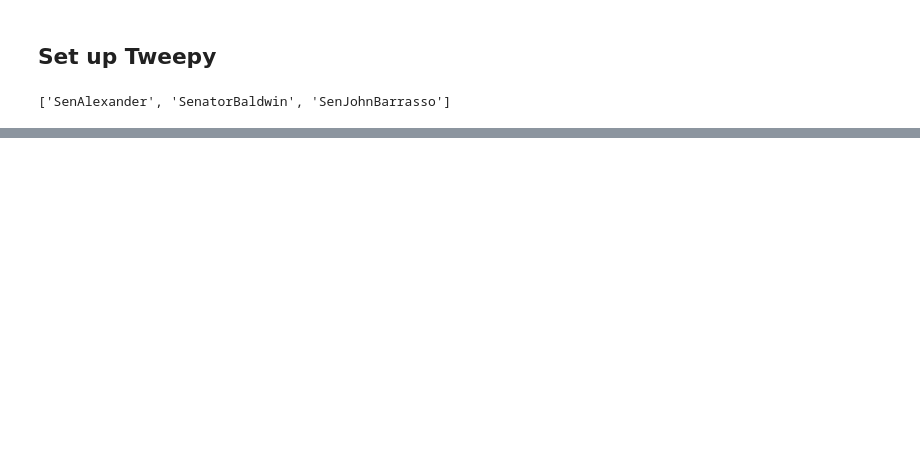
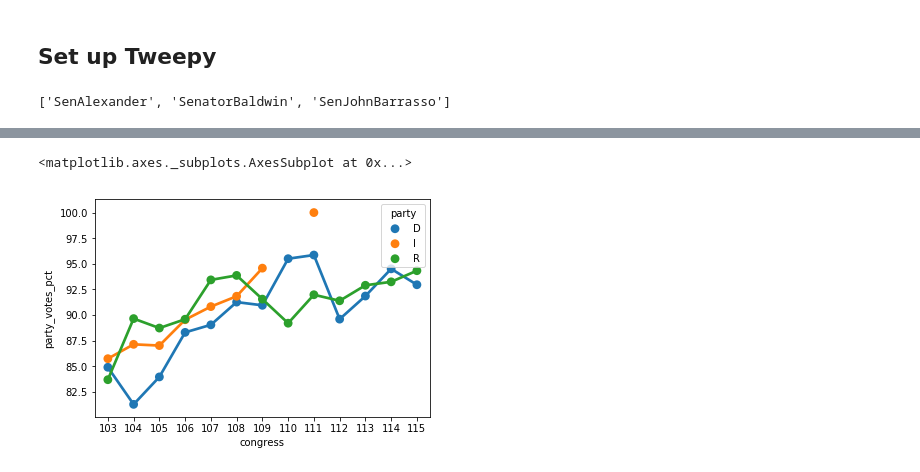
Before and after one commit to philippschmalen/Project_tsds, a Jupyter notebook: Congress_twitter_link.ipynb, the cells around one changed output, grey strips where cells are left out. Cells and saved outputs as stored; diff of their text form; code cells hidden in the pictures; blank space fills up the shorter version.

```diff
--- a/Congress_twitter_link.ipynb
+++ b/Congress_twitter_link.ipynb
@@ -251,0 +252,4 @@ RateLimitError: [{'message': 'Rate limit exceeded', 'code': 88}]
+# %%
+from congress import Congress
+
+congress = Congress('qa1qfTzGinGGLcNCbinp2OTlI2SvzBe4KFgxYobm')
@@ -251,0 +265,15 @@ RateLimitError: [{'message': 'Rate limit exceeded', 'code': 88}]
+# %%
+hist_partyvotes = pd.DataFrame(columns=['congress', 'party', 'party_votes_pct'])
+
+for c in range(103,116):
+    #congress = Congress('qa1qfTzGinGGLcNCbinp2OTlI2SvzBe4KFgxYobm')
+    df = pd.DataFrame(congress.votes.party(chamber='house', congress=c)['members'])
+    df['congress'] = c
+    hist_partyvotes = pd.concat([hist_partyvotes, df])
+    del df
+# %%
+#remove 0s from party_votes_pct
+hist_partyvotes = hist_partyvotes.drop(hist_partyvotes[hist_partyvotes.party_votes_pct == 0].index)
+# %%
+#calculate mean per party by congress
+average_partyvote = hist_partyvotes.groupby(by=['party', 'congress'], as_index=False).mean()
@@ -251,0 +282,5 @@ RateLimitError: [{'message': 'Rate limit exceeded', 'code': 88}]
+# %%
+sns.pointplot(x=average_partyvote.congress, y=average_partyvote.party_votes_pct, hue=average_partyvote.party)
+# %% [output]
+<matplotlib.axes._subplots.AxesSubplot at 0x...>
+[figure, added]
```
Also changed, not shown: parts of 44 cells of this notebook, 10 other files.
